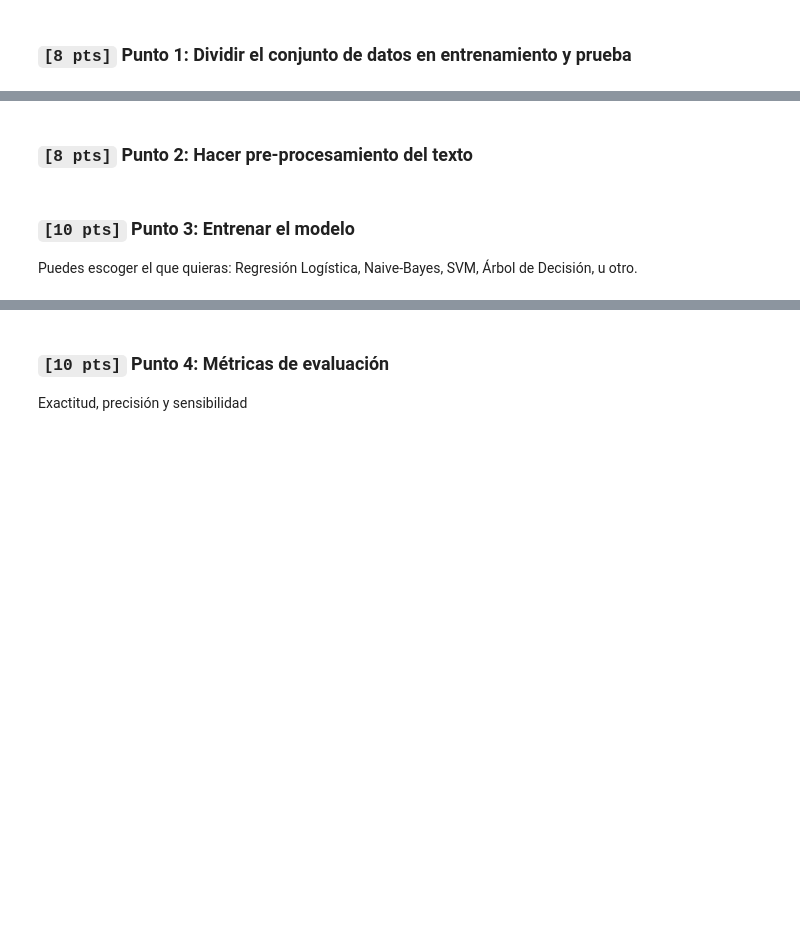
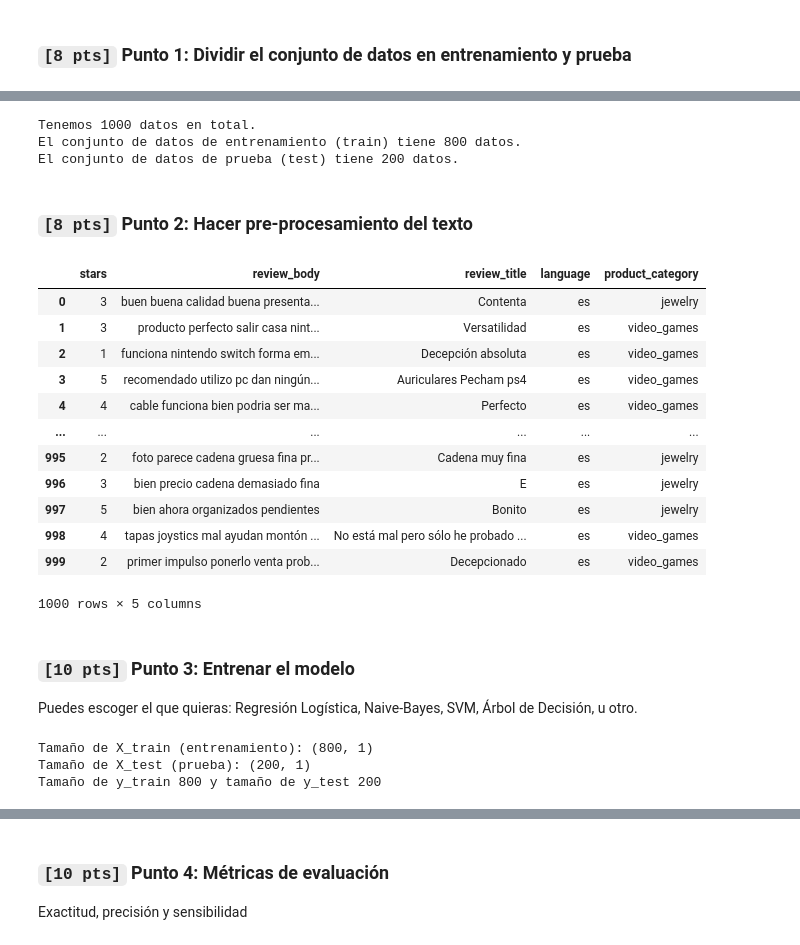
Before and after one commit to CamiloCastellanos/Procesamiento-del-Lenguaje-Natural, a Jupyter notebook: Taller #7.ipynb, the cells around one changed output, grey strips where cells are left out. Saved outputs shown, nothing was run; the diff lists cells and outputs as text; code cells hidden in the pictures; blank space fills up the shorter version.

```diff
--- a/Taller #7.ipynb
+++ b/Taller #7.ipynb
@@ -42,0 +49,6 @@ data.head()
+# %%
+# Cargar datos
+path = 'C:/Users/XboxL/Documents/01 - Maestria En Analitica de Datos/02 - Procesamiento de Lenguaje Natural (NLP) - Clase/Recursos/reviews_vidjew_es.csv'
+data = pd.read_csv(path,encoding="utf-8")
+print(f'Dimensiones del archivo: {data.shape}')
+data.head()
@@ -42,0 +63,5 @@ data.head()
+# %%
+columnasEliminar = ["review_id","product_id","reviewer_id"]
+data = data.drop(columnasEliminar,axis=1)
+print(f'Dimensiones del archivo: {data.shape}')
+data.head()
@@ -45,5 +94,63 @@ data.head()
+# %%
+train, test = train_test_split(data, test_size=0.2, random_state=100)
+
+print(f"Tenemos {data.shape[0]} datos en total.")
+print(f"El conjunto de datos de entrenamiento (train) tiene {train.shape[0]} datos.")
+print(f"El conjunto de datos de prueba (test) tiene {test.shape[0]} datos.")
+# %% [output]
+Tenemos 1000 datos en total.
+El conjunto de datos de entrenamiento (train) tiene 800 datos.
+El conjunto de datos de prueba (test) tiene 200 datos.
 # %% [markdown]
 ###  `[8 pts]` Punto 2: Hacer pre-procesamiento del texto
+# %%
+def pre_procesado(texto):
+    from nltk.corpus import stopwords
+    stopwords_sp = stopwords.words('spanish')
+
+    texto = texto.lower()
+    texto = re.sub(r"[\W\d_]+", " ", texto)
+    texto = [palabra for palabra in texto.split() if palabra not in stopwords_sp]
+    texto = " ".join(texto)
+    return texto
+
+import re
+from sklearn.feature_extraction.text import TfidfVectorizer
+
+tfidf_vect = TfidfVectorizer(preprocessor=pre_procesado)
+tfidf_vect.fit(train.review_body.values);
+# %%
+data['review_body'] = data['review_body'].apply(lambda texto: pre_procesado(texto))
+##data['review_title'] = data['review_title'].apply(lambda texto: pre_procesado(texto))
+data
+# %% [output]
+|  | stars | review_body | review_title | language | product_category |
+| 0 | 3 | buen buena calidad buena presenta... | Contenta | es | jewelry |
+| 1 | 3 | producto perfecto salir casa nint... | Versatilidad | es | video_games |
+| 2 | 1 | funciona nintendo switch forma em... | Decepción absoluta | es | video_games |
+| 3 | 5 | recomendado utilizo pc dan ningún... | Auriculares Pecham ps4 | es | video_games |
+| 4 | 4 | cable funciona bien podria ser ma... | Perfecto | es | video_games |
+| ... | ... | ... | ... | ... | ... |
+| 995 | 2 | foto parece cadena gruesa fina pr... | Cadena muy fina | es | jewelry |
+| 996 | 3 | bien precio cadena demasiado fina | E | es | jewelry |
+| 997 | 5 | bien ahora organizados pendientes | Bonito | es | jewelry |
+| 998 | 4 | tapas joystics mal ayudan montón ... | No está mal pero sólo he probado ... | es | video_games |
+| 999 | 2 | primer impulso ponerlo venta prob... | Decepcionado | es | video_games |
+1000 rows × 5 columns
 # %% [markdown]
 ###  `[10 pts]` Punto 3: Entrenar el modelo
 Puedes escoger el que quieras: Regresión Logística, Naive-Bayes, SVM, Árbol de Decisión, u otro.
+# %%
+X_train = tfidf_vect.transform(train.review_body.values)
+y_train = train.product_category.values
+
+X_test = tfidf_vect.transform(test.review_body.values)
+y_test = test.product_category.values
+
+print(f"Tamaño de X_train (entrenamiento): {pd.DataFrame(X_train).shape}")
+print(f"Tamaño de X_test (prueba): {pd.DataFrame(X_test).shape}")
+print(f"Tamaño de y_train {len(y_train)} y tamaño de y_test {len(y_test)}")
+# %% [output]
+Tamaño de X_train (entrenamiento): (800, 1)
+Tamaño de X_test (prueba): (200, 1)
+Tamaño de y_train 800 y tamaño de y_test 200
```
Also changed, not shown: parts of 12 cells of this notebook.
